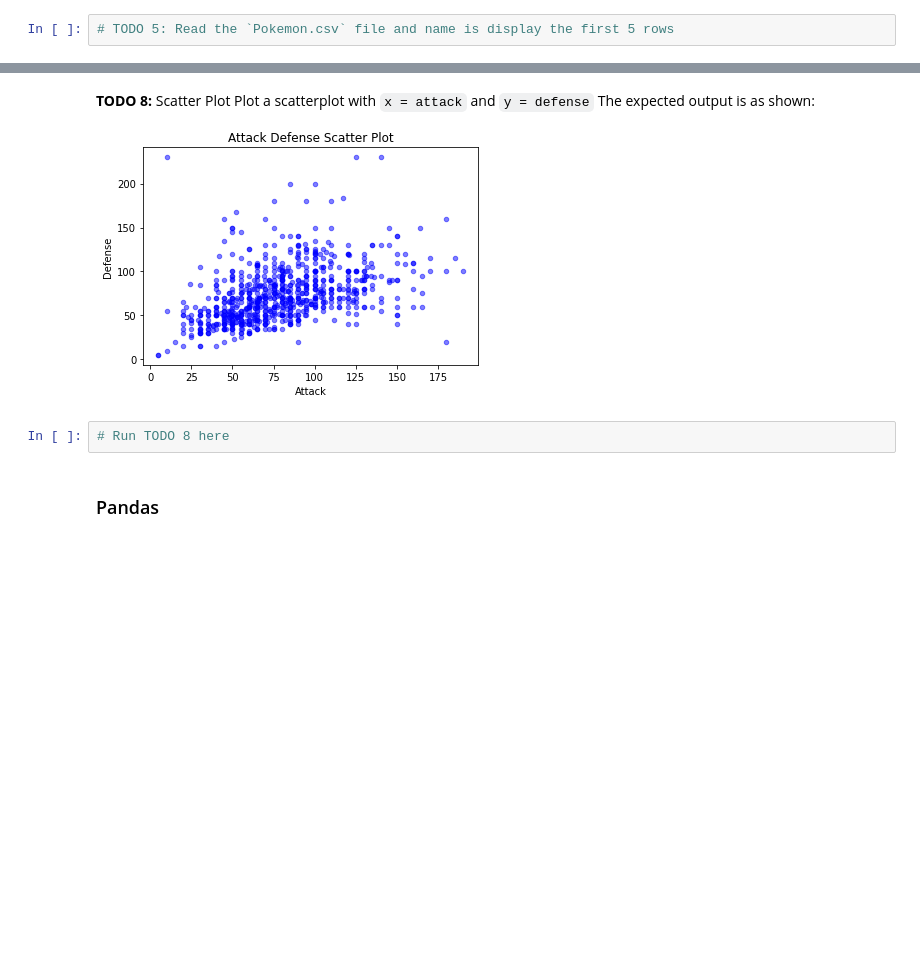
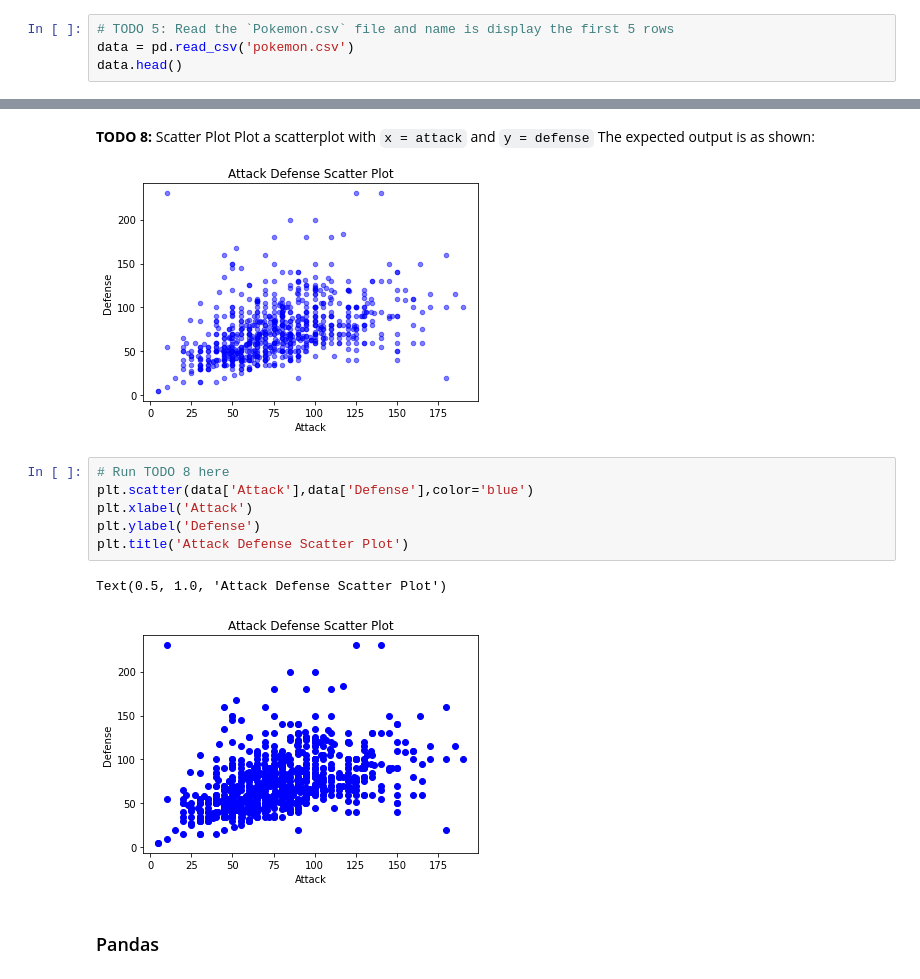
Before and after one commit to PSA-git/data-science-bootcamp, a Jupyter notebook: task-week3/Week_03_Task.ipynb, the cells around one changed output, grey strips where cells are left out. Saved outputs shown, nothing was run; the diff lists cells and outputs as text; blank space fills up the shorter version.

```diff
--- a/task-week3/Week_03_Task.ipynb
+++ b/task-week3/Week_03_Task.ipynb
@@ -81,2 +85,4 @@ files.upload()
 # %%
 # TODO 5: Read the `Pokemon.csv` file and name is display the first 5 rows
+data = pd.read_csv('pokemon.csv')
+data.head()
@@ -123,8 +167,15 @@ Plot a scatterplot with `x = attack` and `y = defense` </br>
 The expected output is as shown:
 
 ![download (1).png](embedded-picture-1)
-# %%
-# Run TODO 8 here
+# %%
+# Run TODO 8 here
+plt.scatter(data['Attack'],data['Defense'],color='blue')
+plt.xlabel('Attack')
+plt.ylabel('Defense')
+plt.title('Attack Defense Scatter Plot')
+# %% [output]
+Text(0.5, 1.0, 'Attack Defense Scatter Plot')
+[figure, added]
 # %% [markdown]
 ### Pandas
 # %%
```
Also changed, not shown: parts of 24 cells of this notebook.
